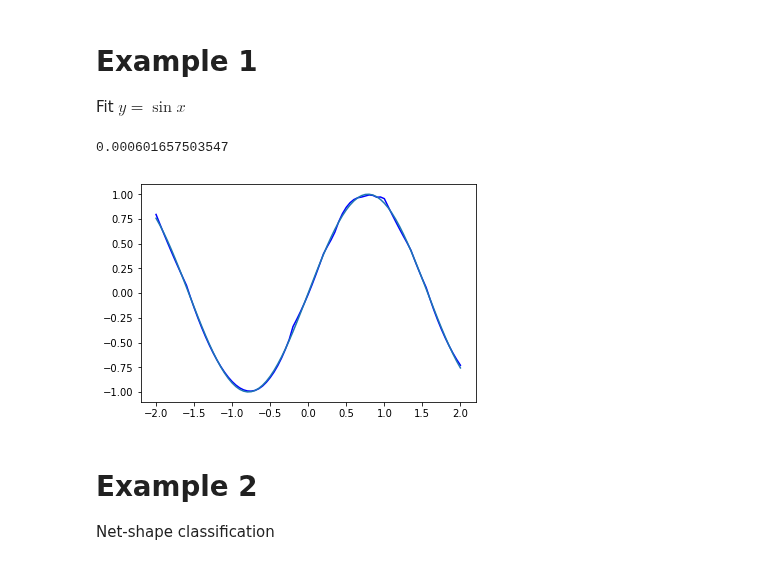
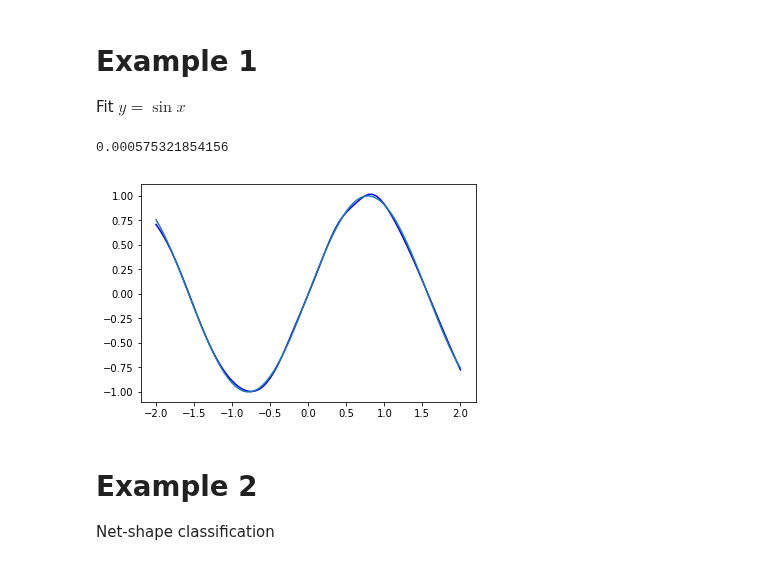
Before and after one commit to Dogiko/Machine-Learning, a Jupyter notebook: Neural-Network.ipynb, the cells around one changed output. Saved outputs shown, nothing was run; the diff lists cells and outputs as text; code cells hidden in the pictures.

```diff
--- a/Neural-Network.ipynb
+++ b/Neural-Network.ipynb
@@ -35,7 +35,10 @@ class VariableArray():
         self.ltd = np.array(self.td)
         self.td = values
 
-    def descent(self, step = 1., descent_method = "normal"):
+    def min_cs(self):
+        return self.cs.min()
+
+    def descent(self, step = 1., descent_method = "normal", step_max=1., step_min=0.00001):
         if descent_method == "normal":
             self.m = np.array(self.td)
             self.v -= step * self.m * self.work
@@ -44,7 +47,7 @@ class VariableArray():
             if type(self.ltd) != type(None):
                 self.cs *= 0.7*(self.td*self.ltd>0) +0.5 # 1.2 for positive, 0.5 for non-positive
 
-            self.cs = self.cs * (self.cs < 1.) + 1.*(self.cs >= 1.)
+            self.cs = self.cs * (self.cs < step_max) * (self.cs > step_min)+ step_max*(self.cs >= step_max) + step_min*(self.cs <= step_min)
             self.v -= self.cs * self.m * self.work
         elif descent_method == "Dogiko Rprop":
             self.m = array_sign(self.td)
@@ -54,7 +57,7 @@ class VariableArray():
                 step_change[step_change < 0.3] = 0.3
                 self.cs *= step_change
 
-            self.cs = self.cs * (self.cs < 1.) + 1.*(self.cs >= 1.)
+            self.cs = self.cs * (self.cs < step_max) * (self.cs > step_min)+ step_max*(self.cs >= step_max) + step_min*(self.cs <= step_min)
             self.v -= self.cs * self.m * self.work
 
 class Identity():
@@ -219,20 +222,20 @@ Y = np.sin(2*X)
 # %%
 NN = DogikoLearn()
 NN.set_training_data(X, Y)
 NN.set_validating_data(X, Y)
-NN.add_layer(Layer(20,Selu()))
+NN.add_layer(Layer(10,Sigmoid()))
 NN.add_layer(Layer(1,Identity()))
 NN.build()
 for i in range(1000):
     NN.batch_fit(X,Y,step=0.02, descent_method="Dogiko Rprop")
 
 print(NN.validate())
 
 plt.plot(X.reshape((81)), NN.py.reshape((81)), "b", X.reshape((81)), Y.reshape((81)))
 plt.show()
 # %% [output]
-0.000601657503547
+0.000575321854156
-[figure, old version]
+[figure, new version]
 # %% [markdown]
 # Example 2
 
```
